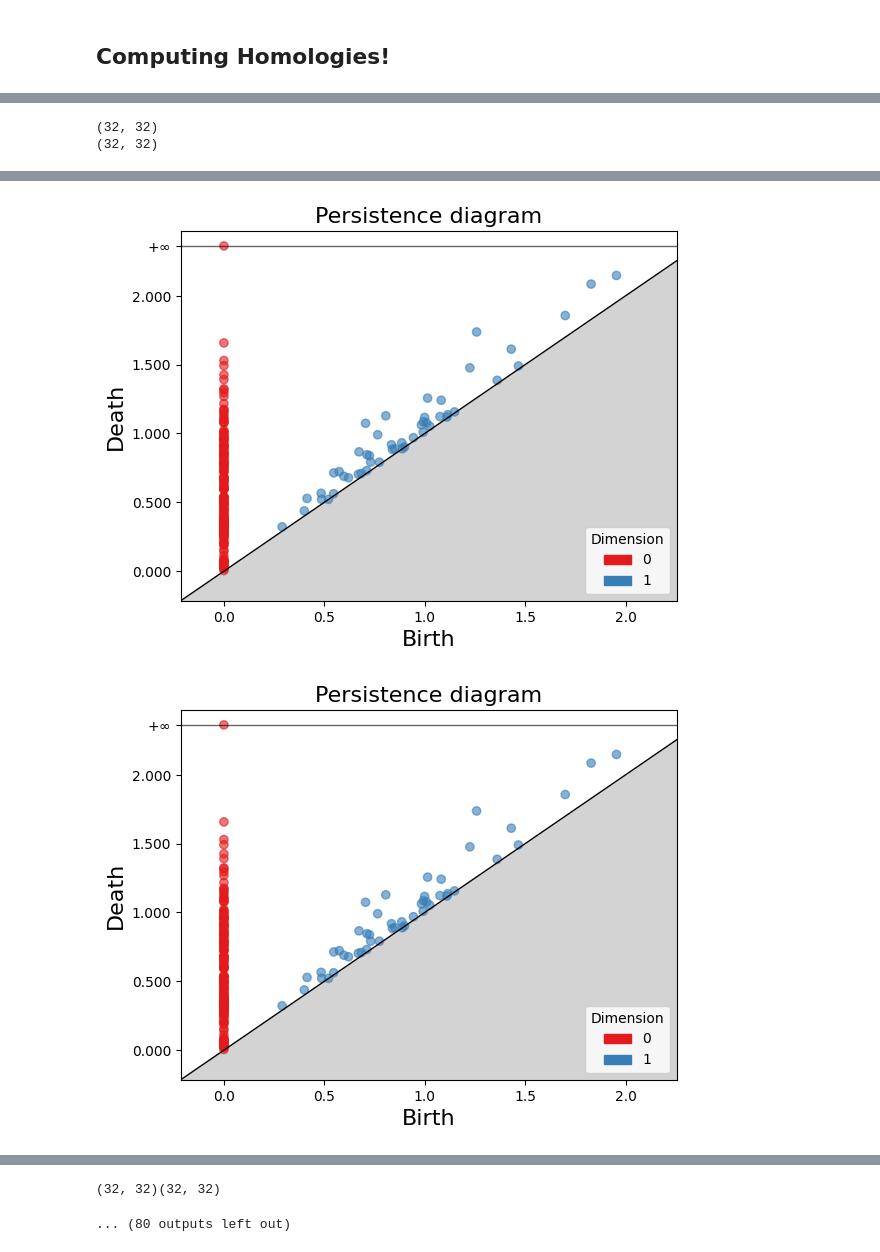
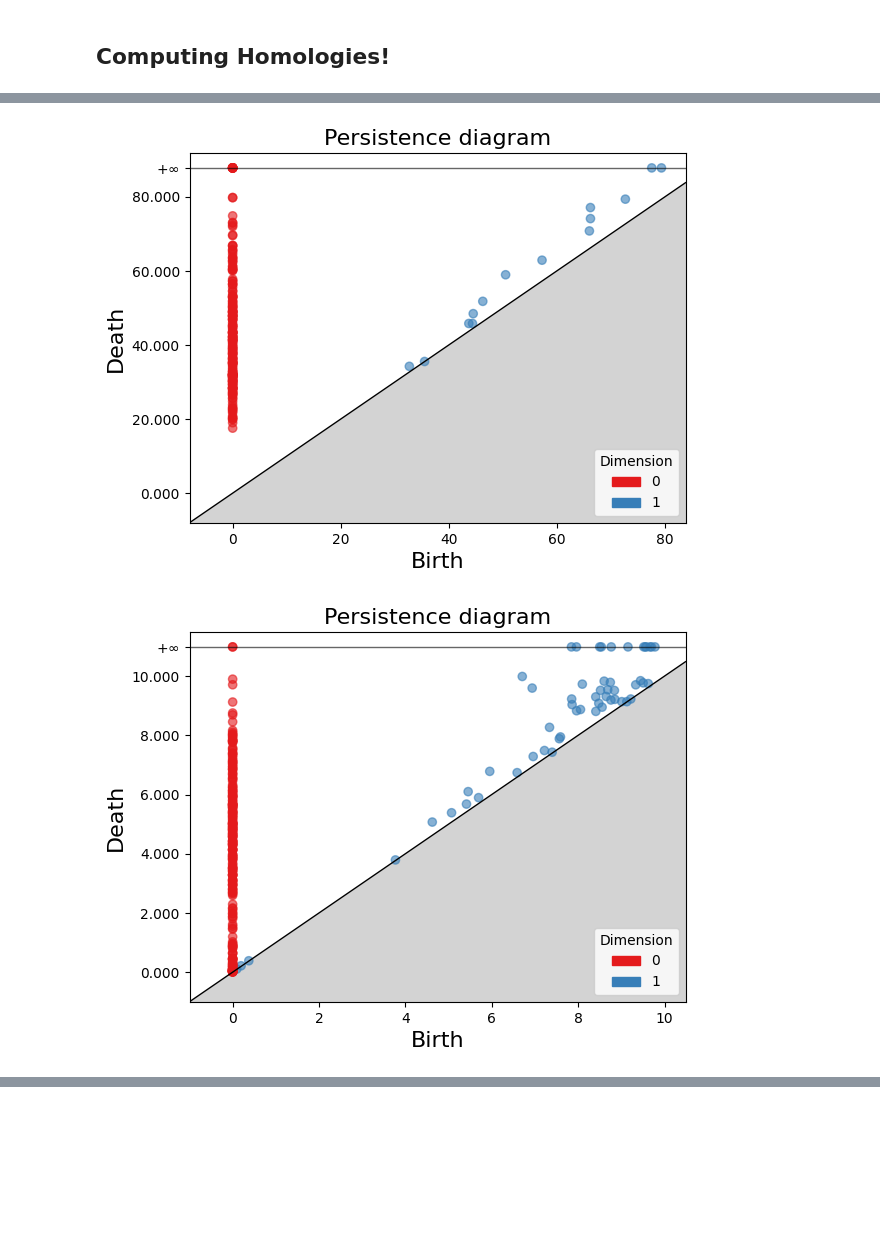
Before and after one commit to michelraskin/simplicialcomplex, a Jupyter notebook: audioEmotionsAnalysisPerFolder.ipynb, the cells around one changed output, grey strips where cells are left out. Cells and saved outputs as stored; diff of their text form; code cells hidden in the pictures; blank space fills up the shorter version.

```diff
--- a/audioEmotionsAnalysisPerFolder.ipynb
+++ b/audioEmotionsAnalysisPerFolder.ipynb
@@ -316,7 +316,7 @@ def loadFiles_tess(aDirectory):
             if myEmotion != 'calm' and myEmotion != 'surprised':
                 for myFile in tqdm(os.listdir(aDirectory + myFolder)):
                     if myFile.endswith(".wav"):
-                        for i in range(2):
+                        for i in range(1, 2):
                             sound = AudioSegment.from_file(os.path.join(aDirectory + myFolder, myFile))
                             if i % 2 == 0:
                                 sound = add_noise(sound, noise_level=0.1)
@@ -349,7 +349,7 @@ def doMelSpectrogram(aSoundFiles, aFixLength = False):
         mySignal, mySampleRate = librosa.load(myTempFilePath, sr=mySampleRate)
         os.remove(myTempFilePath)
         mel_spectrogram = librosa.feature.melspectrogram(y=mySignal, sr=mySampleRate, n_mels=128)
-        mel_spectrogram_dbs = librosa.amplitude_to_db(mel_spectrogram, ref=np.max)
+        mel_spectrogram_dbs = librosa.power_to_db(mel_spectrogram, ref=np.max)
         if aFixLength:
             mel_spectrogram_dbs = librosa.util.fix_length(mel_spectrogram_dbs, size=256, axis=1)
         myMelSpectrograms.append(mel_spectrogram_dbs)
@@ -417,9 +433,12 @@ def timeBasedEuclideanMetric(x, y):
 # %%
-def computerPersistenceDiagrams(aMatrix, aMaxLength, aMaxDim, aMetric, aPlot, aNormalize):
+def computerPersistenceDiagrams(aMatrix, aMaxLength, aMaxDim, aMetric, aPlot, aNormalize, aMinMax = False):
     # Preprocess matrix
     if aNormalize:
         myTimeRow = np.arange(aMatrix.shape[1])
-        myNormalizedMatrix = (aMatrix - np.min(aMatrix)) / (np.max(aMatrix) - np.min(aMatrix))
+        if aMinMax:
+            myNormalizedMatrix = (aMatrix - np.min(aMatrix)) / ((np.max(aMatrix) - np.min(aMatrix)))
+        else:
+            myNormalizedMatrix = (aMatrix - np.mean(aMatrix)) / ((np.std(aMatrix)))
         myTimeRow = myTimeRow / aMatrix.shape[1]
         myNewArr = np.vstack([myTimeRow, myNormalizedMatrix])
     else:
@@ -506,7 +525,7 @@ def getPersitanceHeatMap(aArr, aMax, aMaxDim, aPlot = False, aShape = 32):
         for j in range(aMaxDim):
             args.append((myCurr, aMax, j, aPlot, aShape))
 
-    with Pool(processes=cpu_count()) as pool:
+    with Pool(processes=cpu_count() - 1) as pool:
         myHeatmapArr = list(
             tqdm(
                 pool.imap(getPersistenceHeatMapSingleStar, args),
@@ -518,13 +555,11 @@ def getPersitanceHeatMap(aArr, aMax, aMaxDim, aPlot = False, aShape = 32):
 # %%
-myPersistenceT = computerPersistenceDiagrams(aMatrix=myMelSpectrogramsCremad[0], aMaxLength=1.2, aMaxDim=2, aMetric=timeBasedEuclideanMetric, aPlot=True, aNormalize=True)
-myPersistenceW = computerPersistenceDiagrams(aMatrix=myMelSpectrogramsRadvess[0], aMaxLength=2.5, aMaxDim=2, aMetric=wasserstein_distance, aPlot=True, aNormalize=False)
-myPersistenceE = computerPersistenceDiagrams(aMatrix=myMelSpectrogramsSavee[0], aMaxLength=100, aMaxDim=2, aMetric=euclideanMetric, aPlot=True, aNormalize=False)
-myPersistenceWM = computerPersistenceDiagrams(aMatrix=myMfccTess[0], aMaxLength=15, aMaxDim=2, aMetric=wasserstein_distance, aPlot=True, aNormalize=False)
+myPersistenceT = computerPersistenceDiagrams(aMatrix=myMelSpectrogramsCremad[0], aMaxLength=0.8, aMaxDim=2, aMetric=timeBasedEuclideanMetric, aPlot=True, aNormalize=True)
+myPersistenceW = computerPersistenceDiagrams(aMatrix=myMelSpectrogramsSavee[0], aMaxLength=2, aMaxDim=2, aMetric=wasserstein_distance, aPlot=True, aNormalize=False)
+myPersistenceE = computerPersistenceDiagrams(aMatrix=myMelSpectrogramsTess[0], aMaxLength=80, aMaxDim=2, aMetric=euclideanMetric, aPlot=True, aNormalize=False)
+myPersistenceWM = computerPersistenceDiagrams(aMatrix=myMfccRadvess[0], aMaxLength=10, aMaxDim=2, aMetric=wasserstein_distance, aPlot=True, aNormalize=False)
 
-heatmaps = getPersitanceHeatMap(aArr=[myPersistenceT], aMax=0.8, aMaxDim=2, aPlot=True)
+heatmaps = getPersitanceHeatMap(aArr=[myPersistenceT], aMax=1.5, aMaxDim=2, aPlot=True)
 heatmaps = getPersitanceHeatMap(aArr=[myPersistenceW], aMax=2, aMaxDim=2, aPlot=True)
 heatmaps = getPersitanceHeatMap(aArr=[myPersistenceE], aMax=80, aMaxDim=2, aPlot=True)
 heatmaps = getPersitanceHeatMap(aArr=[myPersistenceWM], aMax=10, aMaxDim=2, aPlot=True)
 # %% [output]
-(32, 32)
-(32, 32)
@@ -533,2 +568,2 @@ heatmaps = getPersitanceHeatMap(aArr=[myPersistenceWM], aMax=10, aMaxDim=2, aPlo
-[figure, old version]
+[figure, new version]
-[figure, old version]
+[figure, new version]
@@ -541,2 +569,0 @@ heatmaps = getPersitanceHeatMap(aArr=[myPersistenceWM], aMax=10, aMaxDim=2, aPlo
-(32, 32)(32, 32)
-... (80 outputs left out)
```
Also changed, not shown: parts of 16 cells of this notebook, 1 other file.
